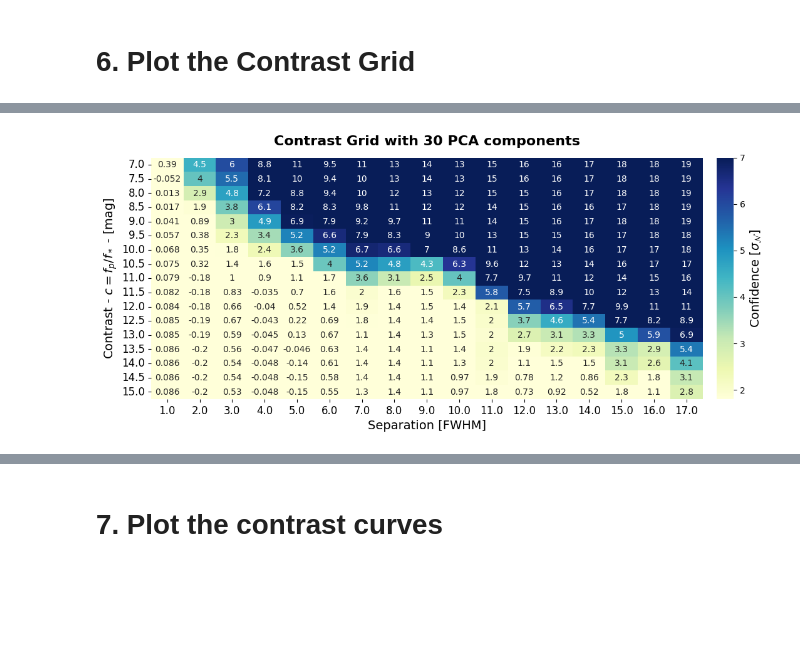
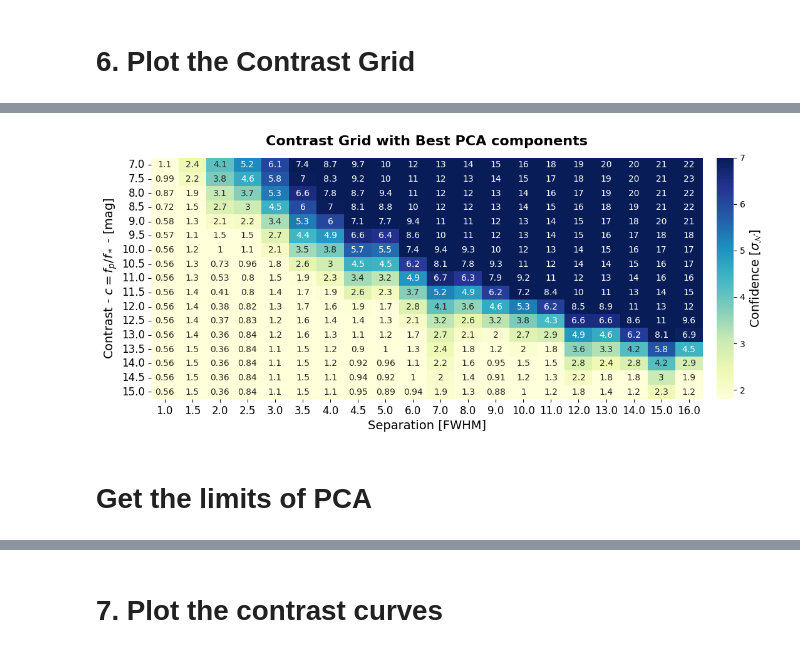
Before and after one commit to markusbonse/fours, a Jupyter notebook: notebooks/pca_baseline/01_Contrast_Grid_PCA_HD22049_310_0100_C-0656_A.ipynb, the cells around one changed output, grey strips where cells are left out. Drawn from its saved outputs; the diff is of its cells as text; code cells hidden in the pictures; blank space fills up the shorter version.

```diff
--- a/notebooks/pca_baseline/01_Contrast_Grid_PCA_HD22049_310_0100_C-0656_A.ipynb
+++ b/notebooks/pca_baseline/01_Contrast_Grid_PCA_HD22049_310_0100_C-0656_A.ipynb
@@ -249,3 +217,22 @@ example_grid
+# %%
+contrast_grids_combined = xr.concat(
+    [xr.DataArray(i) for i in contrast_grids.values()],
+    pd.Index(
+        [int(i[5:8]) for i in contrast_grids.keys()],
+        name='pca_components'))
+# %%
+best_contrast_grid = contrast_grids_combined.min(dim="pca_components").to_pandas()
+best_pca_grid = contrast_grids_combined.idxmin(dim="pca_components").to_pandas()
+# %%
+# convert FPF to Gaussian Sigma
+best_contrast_grid = best_contrast_grid.applymap(fpf_2_gaussian_sigma)
+
+# convert flux_ratio to mag
+best_contrast_grid.index = np.round(flux_ratio2mag(best_contrast_grid.index), 1)
+best_pca_grid.index = np.round(flux_ratio2mag(best_pca_grid.index), 1)
+
+best_contrast_grid.columns = np.round(best_contrast_grid.columns, 1)
+best_pca_grid.columns = np.round(best_pca_grid.columns, 1)
 # %%
 def plot_contrast_grid(
     contrast_grid_axis,
@@ -268,6 +255,10 @@ def plot_contrast_grid(
     ylabels = ['{:.1f}'.format(float(x.get_text()))
                for x in heat.get_yticklabels()]
     _=heat.set_yticklabels(ylabels)
+
+    xlabels = ['{:.1f}'.format(float(x.get_text()))
+               for x in heat.get_xticklabels()]
+    _=heat.set_xticklabels(xlabels)
 # %%
 fig = plt.figure(figsize=(12, 5))
 
@@ -278,33 +269,35 @@ gs1 = gridspec.GridSpecFromSubplotSpec(
     wspace=0.05, width_ratios=[1, 0.03])
 
 # All axis we need
 contrast_ax = fig.add_subplot(gs1[0])
 colorbar_ax = fig.add_subplot(gs1[1])
 
 # Plot the contrast grid
 plot_contrast_grid(
     contrast_grid_axis=contrast_ax,
     colorbar_axis=colorbar_ax,
-    contrast_grid=example_grid)
+    contrast_grid=best_contrast_grid)
 
 colorbar_ax.yaxis.label.set_size(14)
 
 contrast_ax.set_ylabel(
     "Contrast - $c = f_p / f_*$ - [mag]", size=14)
 contrast_ax.set_xlabel(
     r"Separation [FWHM]", size=14)
 contrast_ax.set_title(
-    "Contrast Grid with 30 PCA components",
+    "Contrast Grid with Best PCA components",
     fontsize=16,
     fontweight="bold",
     y=1.03)
 
 contrast_ax.tick_params(
     axis='both',
     which='major',
     labelsize=12)
 
 # Save the figure
 fig.patch.set_facecolor('white')
 # %% [output]
-[figure, old version]
+[figure, new version]
+# %% [markdown]
+# Get the limits of PCA
```
Also changed, not shown: parts of 25 cells of this notebook, 3 other files.
